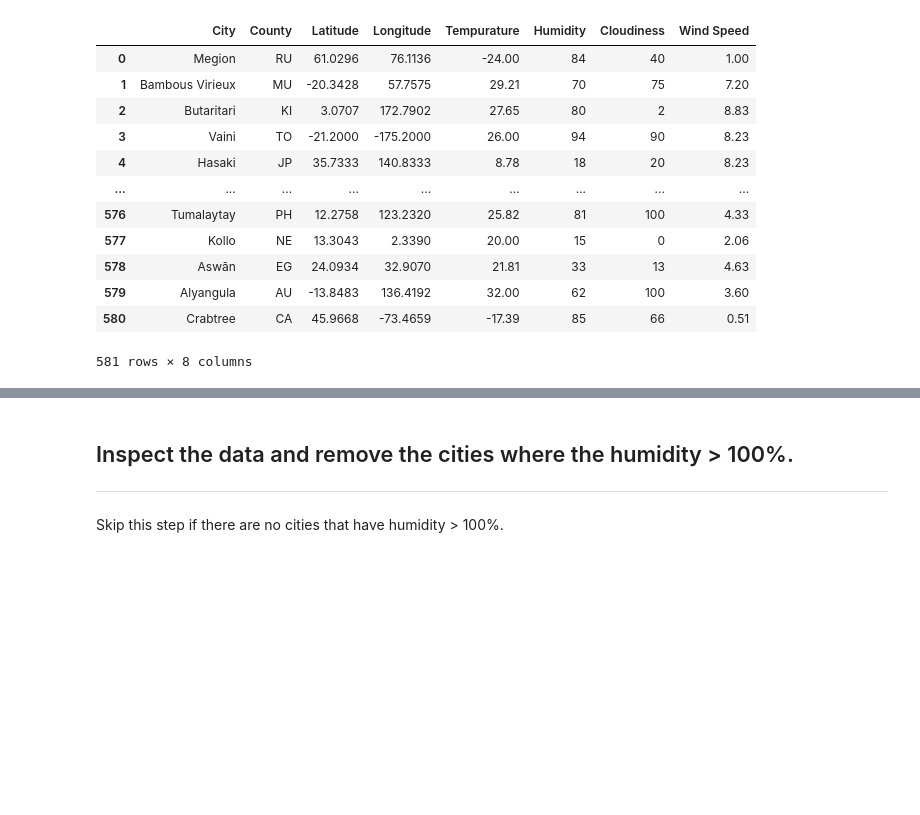
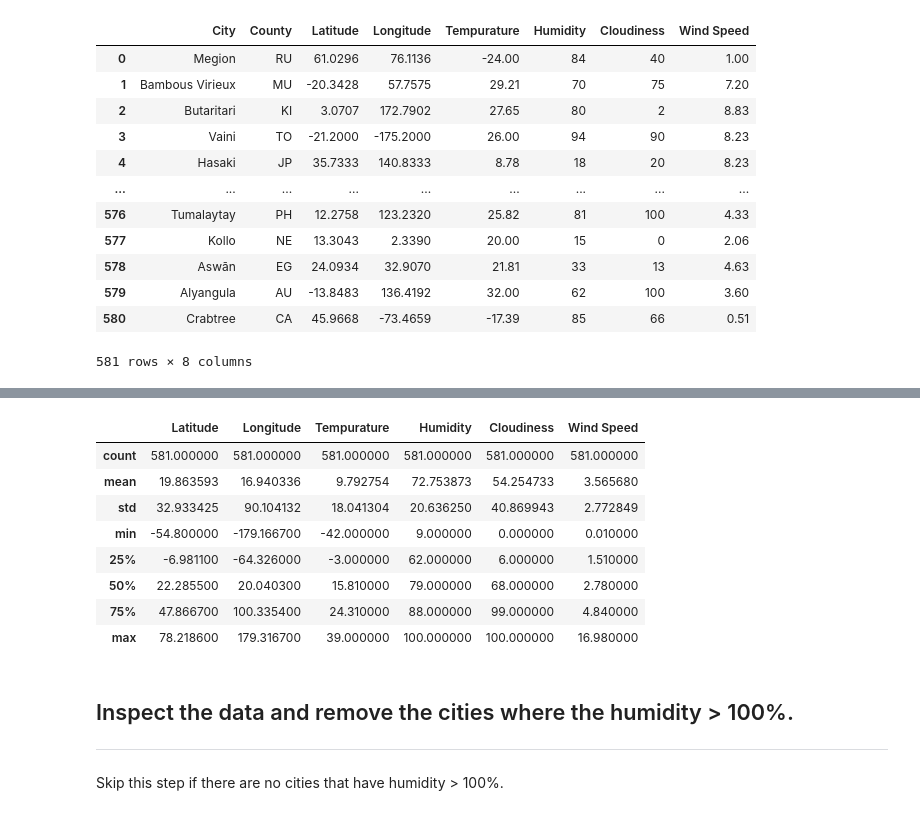
Before and after one commit to kflores56/API-Weather-Analysis, a Jupyter notebook: WeatherPy/WeatherPy.ipynb, the cells around one changed output, grey strips where cells are left out. Saved outputs shown, nothing was run; the diff lists cells and outputs as text; code cells hidden in the pictures; blank space fills up the shorter version.

Commit message:
clean data

```diff
--- a/WeatherPy/WeatherPy.ipynb
+++ b/WeatherPy/WeatherPy.ipynb
@@ -176,3 +171,16 @@ weather_data
+# %%
+#Statistical summary
+weather_data.describe()
+# %% [output]
+|  | Latitude | Longitude | Tempurature | Humidity | Cloudiness | Wind Speed |
+| count | 581.000000 | 581.000000 | 581.000000 | 581.000000 | 581.000000 | 581.000000 |
+| mean | 19.863593 | 16.940336 | 9.792754 | 72.753873 | 54.254733 | 3.565680 |
+| std | 32.933425 | 90.104132 | 18.041304 | 20.636250 | 40.869943 | 2.772849 |
+| min | -54.800000 | -179.166700 | -42.000000 | 9.000000 | 0.000000 | 0.010000 |
+| 25% | -6.981100 | -64.326000 | -3.000000 | 62.000000 | 6.000000 | 1.510000 |
+| 50% | 22.285500 | 20.040300 | 15.810000 | 79.000000 | 68.000000 | 2.780000 |
+| 75% | 47.866700 | 100.335400 | 24.310000 | 88.000000 | 99.000000 | 4.840000 |
+| max | 78.218600 | 179.316700 | 39.000000 | 100.000000 | 100.000000 | 16.980000 |
 # %% [markdown]
 ## Inspect the data and remove the cities where the humidity > 100%.
 ----
```
Also changed, not shown: parts of 4 cells of this notebook, 1 other file.
